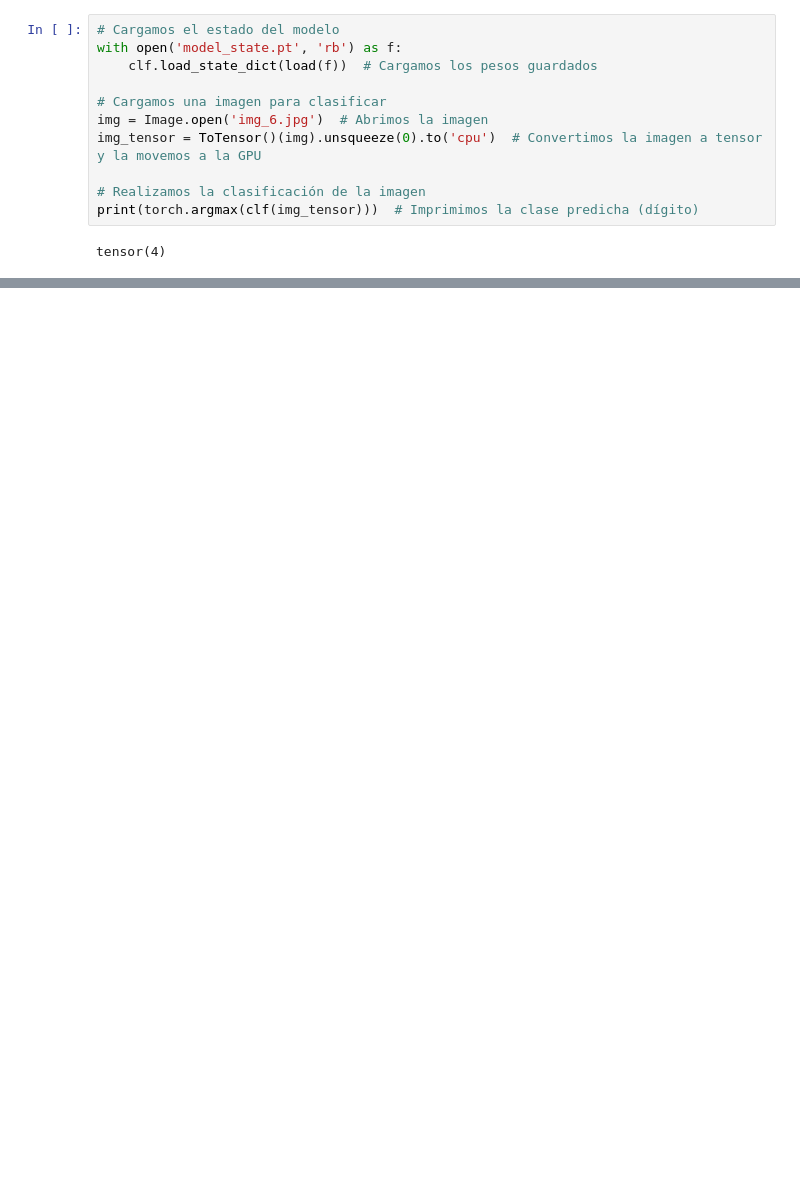
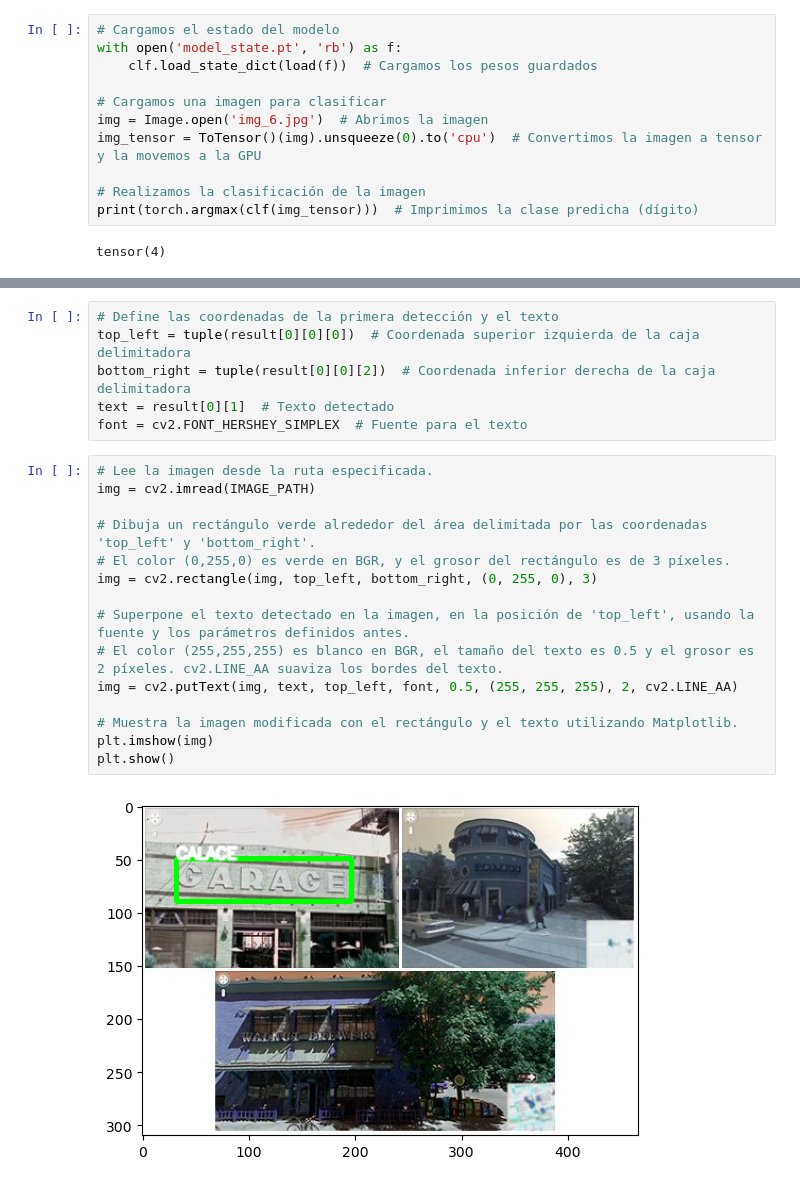
Before and after one commit to Detective-Ryuzak1/Machine-Learnig-examples, a Jupyter notebook: Pytorch/PyTorch.ipynb, the cells around one changed output, grey strips where cells are left out. Drawn from its saved outputs; the diff is of its cells as text; blank space fills up the shorter version.

```diff
--- a/Pytorch/PyTorch.ipynb
+++ b/Pytorch/PyTorch.ipynb
@@ -2129,0 +2530,23 @@ tensor(4)
+# %%
+# Define las coordenadas de la primera detección y el texto
+top_left = tuple(result[0][0][0])  # Coordenada superior izquierda de la caja delimitadora
+bottom_right = tuple(result[0][0][2])  # Coordenada inferior derecha de la caja delimitadora
+text = result[0][1]  # Texto detectado
+font = cv2.FONT_HERSHEY_SIMPLEX  # Fuente para el texto
+# %%
+# Lee la imagen desde la ruta especificada.
+img = cv2.imread(IMAGE_PATH)
+
+# Dibuja un rectángulo verde alrededor del área delimitada por las coordenadas 'top_left' y 'bottom_right'.
+# El color (0,255,0) es verde en BGR, y el grosor del rectángulo es de 3 píxeles.
+img = cv2.rectangle(img, top_left, bottom_right, (0, 255, 0), 3)
+
+# Superpone el texto detectado en la imagen, en la posición de 'top_left', usando la fuente y los parámetros definidos antes.
+# El color (255,255,255) es blanco en BGR, el tamaño del texto es 0.5 y el grosor es 2 píxeles. cv2.LINE_AA suaviza los bordes del texto.
+img = cv2.putText(img, text, top_left, font, 0.5, (255, 255, 255), 2, cv2.LINE_AA)
+
+# Muestra la imagen modificada con el rectángulo y el texto utilizando Matplotlib.
+plt.imshow(img)
+plt.show()
+# %% [output]
+[figure, added]
```
Also changed, not shown: parts of 21 cells of this notebook, 12 other files.
